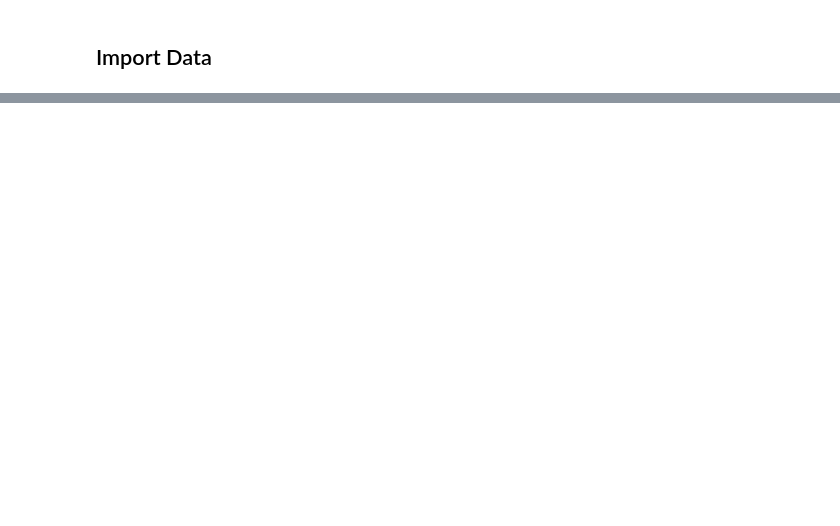
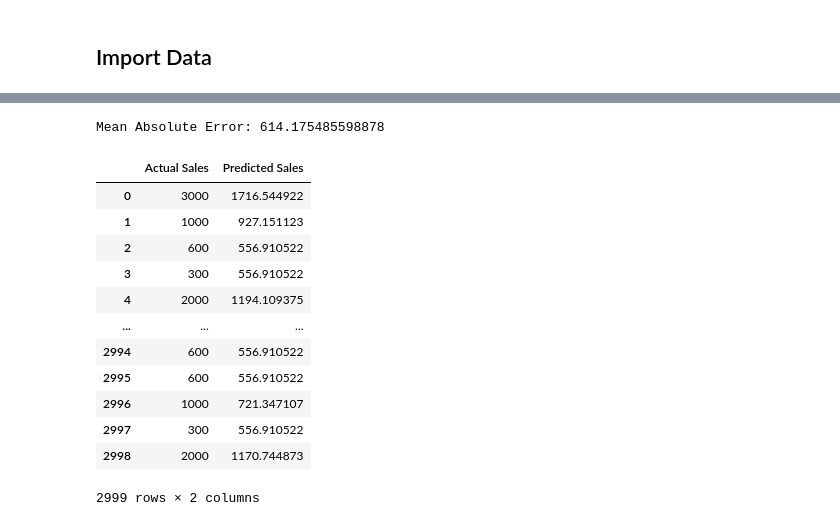
Before and after one commit to regulad/SmartScoutAmazonDataAnalysis, a Jupyter notebook: Amazon_Sales.ipynb, the cells around one changed output, grey strips where cells are left out. Saved outputs shown, nothing was run; the diff lists cells and outputs as text; code cells hidden in the pictures; blank space fills up the shorter version.

```diff
--- a/Amazon_Sales.ipynb
+++ b/Amazon_Sales.ipynb
@@ -250,0 +71,3 @@ InternalError: Failed copying input tensor from /job:localhost/replica:0/task:0/
+# %%
+# Convert isVariation from boolean to int
+df['isVariation'] = df['isVariation'].astype(int)
@@ -250,0 +444,25 @@ InternalError: Failed copying input tensor from /job:localhost/replica:0/task:0/
+# %%
+# Get Mean Absolute Error
+from sklearn.metrics import mean_absolute_error
+mae = mean_absolute_error(y_test, y_pred)
+print(f'Mean Absolute Error: {mae}')
+# %% [output]
+Mean Absolute Error: 614.175485598878
+# %%
+# Create a dataframe with the actual sales and the predicted sales
+df_results = pd.DataFrame({'Actual Sales': y_test, 'Predicted Sales': y_pred.flatten()})
+df_results
+# %% [output]
+|  | Actual Sales | Predicted Sales |
+| 0 | 3000 | 1716.544922 |
+| 1 | 1000 | 927.151123 |
+| 2 | 600 | 556.910522 |
+| 3 | 300 | 556.910522 |
+| 4 | 2000 | 1194.109375 |
+| ... | ... | ... |
+| 2994 | 600 | 556.910522 |
+| 2995 | 600 | 556.910522 |
+| 2996 | 1000 | 721.347107 |
+| 2997 | 300 | 556.910522 |
+| 2998 | 2000 | 1170.744873 |
+2999 rows × 2 columns
```
Also changed, not shown: parts of 64 cells of this notebook, 2 other files.
